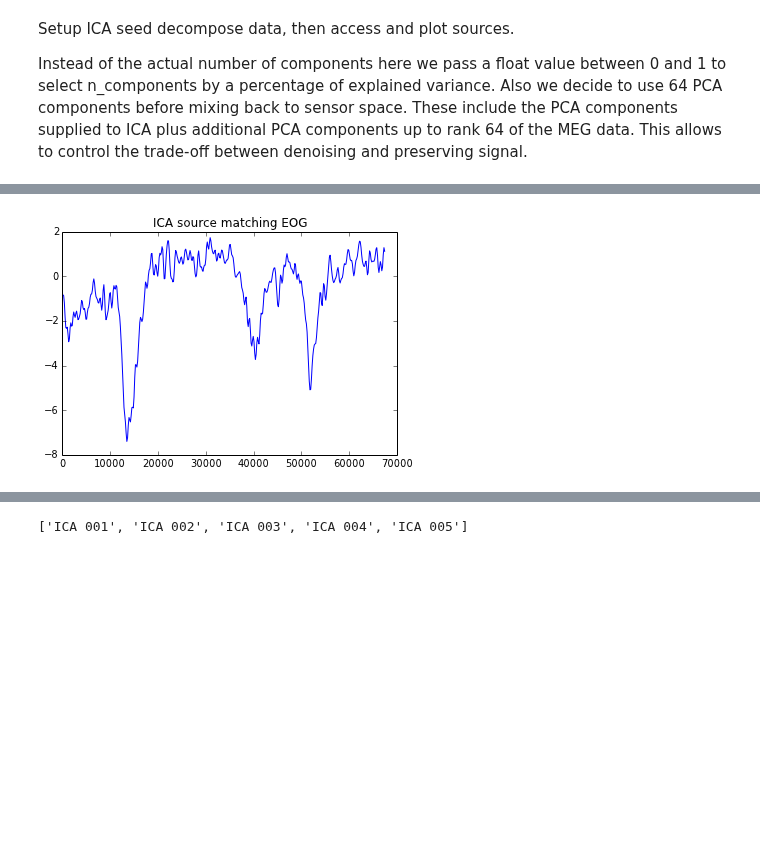
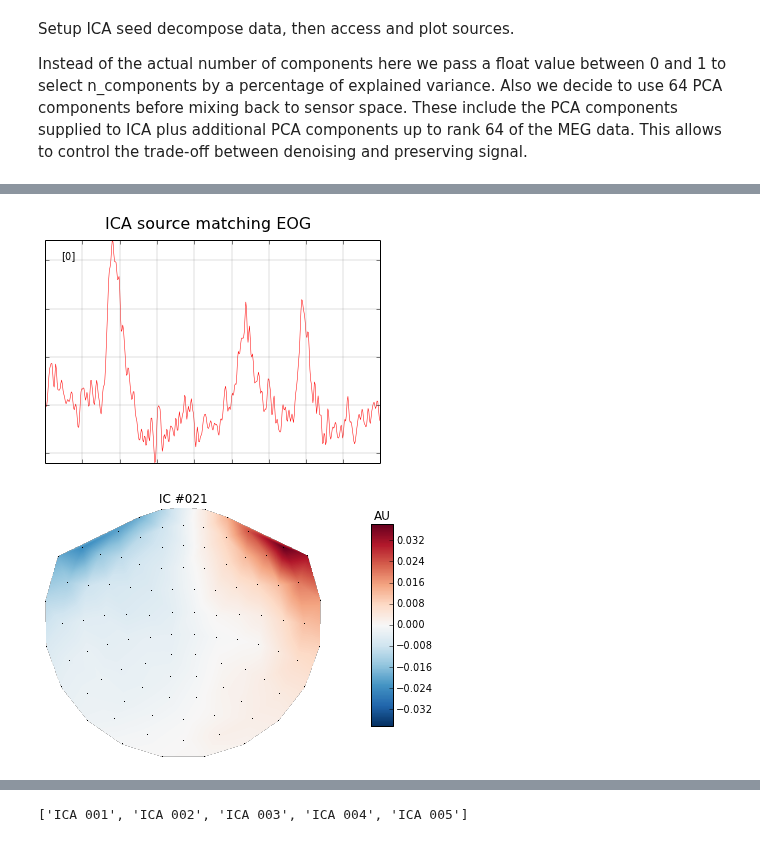
Before and after one commit to mne-tools/mne-python-notebooks, a Jupyter notebook: 2-MNE_preprocessing_with_ica.ipynb, the cells around one changed output, grey strips where cells are left out. Cells and saved outputs as stored; diff of their text form; code cells hidden in the pictures; blank space fills up the shorter version.

```diff
--- a/2-MNE_preprocessing_with_ica.ipynb
+++ b/2-MNE_preprocessing_with_ica.ipynb
@@ -49,7 +48,7 @@ back to sensor space. These include the PCA components supplied to ICA plus
 additional PCA components up to rank 64 of the MEG data.
 This allows to control the trade-off between denoising and preserving signal.
 # %%
-ica = ICA(n_components=0.90, n_pca_components=64, max_pca_components=100,
+ica = ICA(n_components=0.90, n_pca_components=None, max_pca_components=None,
           noise_cov=None, random_state=0)
 print ica
 start, stop = raw.time_as_index([100, 160])
@@ -75,24 +74,22 @@ ica.plot_sources_raw(raw, start=start_plot, stop=stop_plot)
 ###############################################################################
 # Automatically find the ECG component using correlation with ECG signal.
 
-# First, we create a helper function that iteratively applies the pearson
-# correlation function to sources and returns an array of r values
-# This is to illustrate the way ica.find_sources_raw works. Actually, this is
-# the default score_func.
+# chose distance function describing
 
-from scipy.stats import pearsonr
-
-corr = lambda x, y: np.array([pearsonr(a, y.ravel()) for a in x])[:, 0]
+score_func = 'pearsonr'
 
 # As we don't have an ECG channel we use one that correlates a lot with heart
 # beats: 'MEG 1531'. We can directly pass the name to the find_sources method.
 # In our example, the find_sources method returns and array of correlation
 # scores for each ICA source.
 
-ecg_scores = ica.find_sources_raw(raw, target='MEG 1531', score_func=corr)
-
-# get sources
-sources = ica.get_sources_raw(raw, start=start_plot, stop=stop_plot)
+target = 'MEG 1531'
+# %%
+# find sources
+ecg_scores = ica.find_sources_raw(raw, target=target, score_func=score_func)
+
+# get sources
+sources = ica.get_sources_raw(raw, start=start_plot, stop=stop_plot)
 # %%
 # get times
 times = raw.time_as_index(np.arange(stop_plot - start_plot))
@@ -113,11 +130,16 @@ pl.show()
 
 ecg_order = np.abs(ecg_scores).argsort()[::-1]  # ascending order
 
-ica.plot_sources_raw(raw, order=ecg_order, start=start_plot, stop=stop_plot)
+ica.plot_sources_raw(raw, ecg_order[:15], start=start_plot, stop=stop_plot)
+
+ica.plot_topomap(ecg_order[:15], colorbar=False)
 
 # Let's make our ECG component selection more liberal and include sources
 # for which the variance explanation in terms of \{r^2}\ exceeds 5 percent.
 # we will directly extend the ica.exclude list by the result.
 
-ica.exclude.extend(np.where(np.abs(ecg_scores) ** 2 > .05)[0])
+ecg_inds = np.where(np.abs(ecg_scores) ** 2 > .05)[0]
+
+ica.exclude.extend(ecg_inds)
+# tip use the pylab qt4 backend to interactivley explore sources
 # %% [output]
@@ -125,20 +148,21 @@ ica.exclude.extend(np.where(np.abs(ecg_scores) ** 2 > .05)[0])
 # %%
 ###############################################################################
 # Automatically find the EOG component using correlation with EOG signal.
 
 # As we have an EOG channel, we can use it to detect the source.
 
 eog_scores = ica.find_sources_raw(raw, target='EOG 061', score_func=corr)
 
 # get maximum correlation index for EOG
 eog_source_idx = np.abs(eog_scores).argmax()
 
 # plot the component that correlates most with the EOG
-pl.figure()
-pl.plot(times, sources[eog_source_idx])
-pl.title('ICA source matching EOG')
-pl.show()
+ica.plot_sources_raw(raw, eog_source_idx, start=start_plot,
+                     stop=stop_plot, title='ICA source matching EOG');
+
+ica.plot_topomap(eog_source_idx);
 # %% [output]
-[figure, old version]
+[figure, new version]
+[figure, added]
 # %%
 # We now add the eog artifacts to the ica.exclusion list
```
Also changed, not shown: parts of 10 cells of this notebook.
